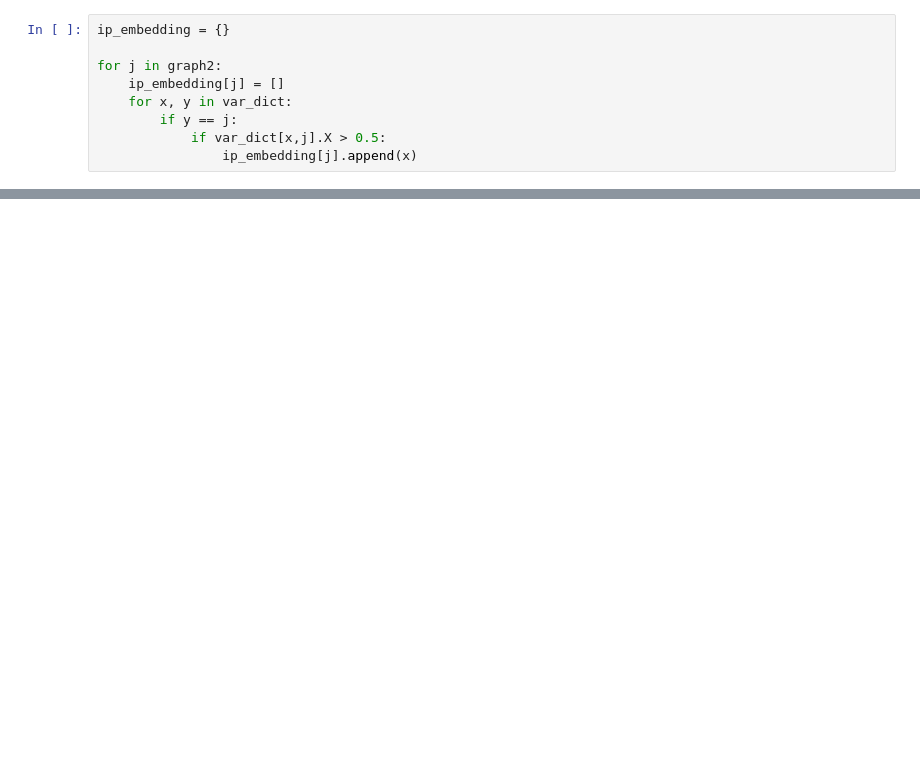
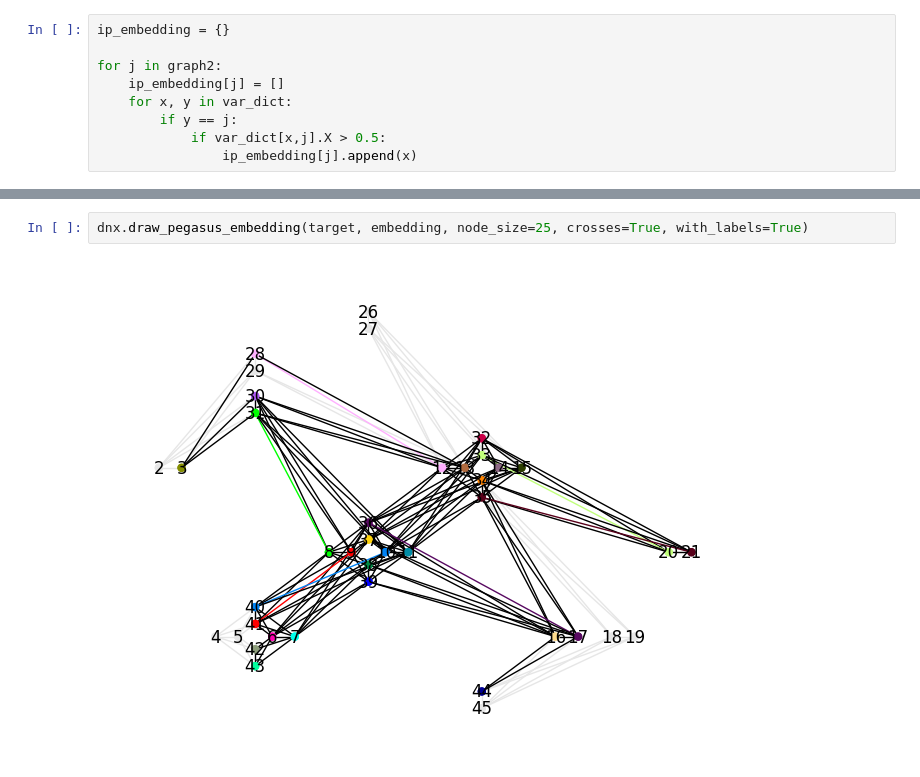
Before and after one commit to AndreaDiTrani/Quantum-Optimization-internship, a Jupyter notebook: pruning_embedding.ipynb, the cells around one changed output, grey strips where cells are left out. Drawn from its saved outputs; the diff is of its cells as text; blank space fills up the shorter version.

```diff
--- a/pruning_embedding.ipynb
+++ b/pruning_embedding.ipynb
@@ -708,0 +795,4 @@ dnx.draw_pegasus_embedding(target, ip_embedding, node_size=25, crosses=True, wit
+# %%
+dnx.draw_pegasus_embedding(target, embedding, node_size=25, crosses=True, with_labels=True)
+# %% [output]
+[figure, added]
```
Also changed, not shown: parts of 19 cells of this notebook.
